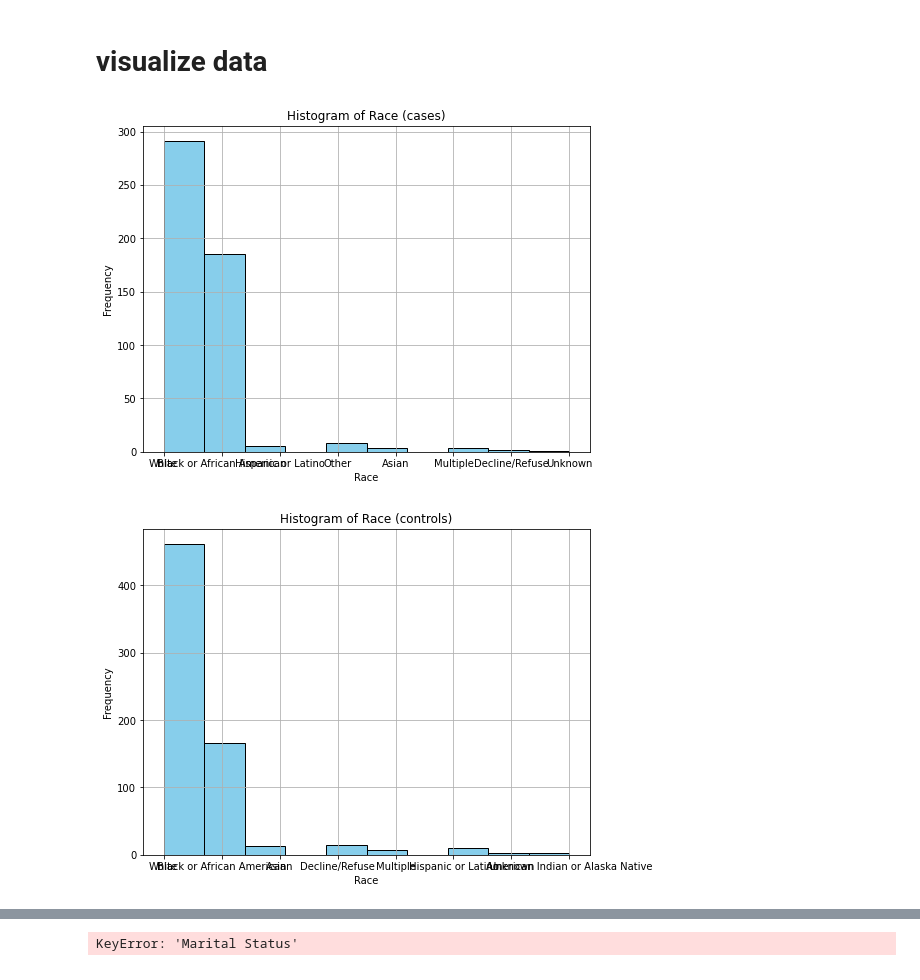
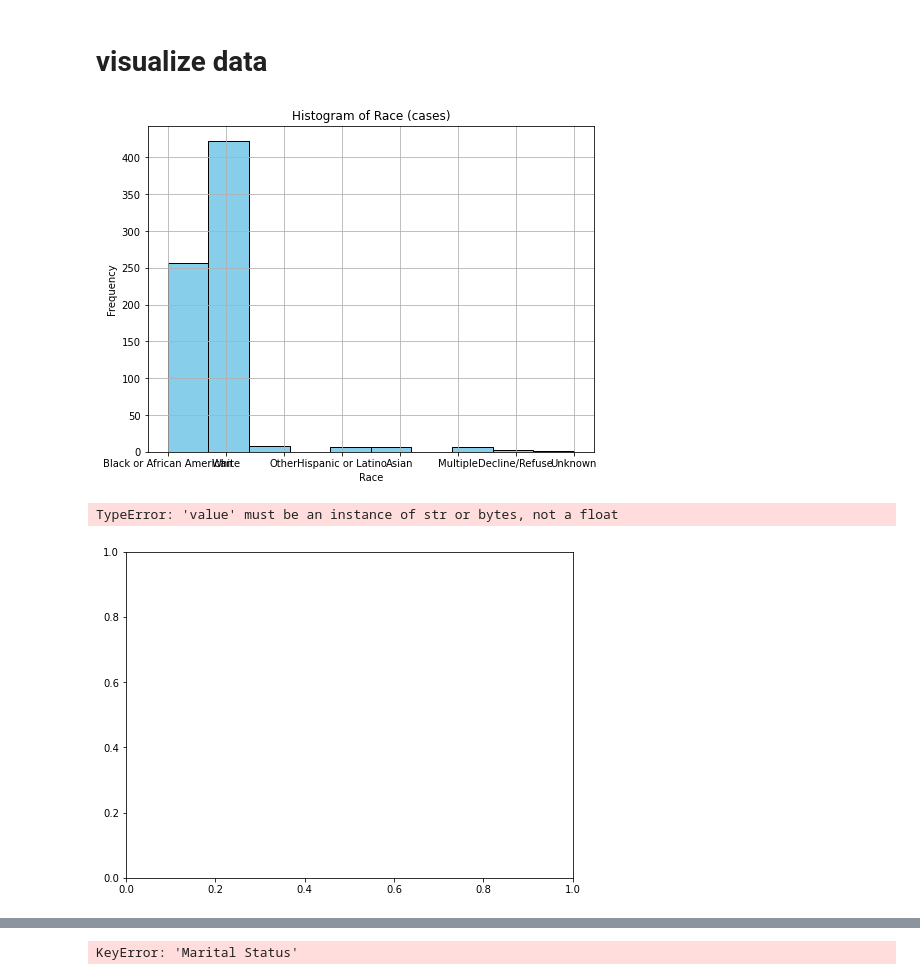
Before and after one commit to Informatics-Institute-Hackathon-2023/hold-the-line, a Jupyter notebook: i2b2/i2b2_export_v1_nateh-Copy1.ipynb, the cells around one changed output, grey strips where cells are left out. Drawn from its saved outputs; the diff is of its cells as text; code cells hidden in the pictures.

```diff
--- a/i2b2/i2b2_export_v1_nateh-Copy1.ipynb
+++ b/i2b2/i2b2_export_v1_nateh-Copy1.ipynb
@@ -17,22 +35,23 @@ control = pd.read_csv(controlfile)
 # %%
 # histograms
 plt.figure(figsize=(8, 6))  # Optional: Set the figure size
-plt.hist(case["Race"], color='skyblue', edgecolor='black')
+plt.hist(case["RACE"], color='skyblue', edgecolor='black')
 plt.xlabel("Race")
 plt.ylabel('Frequency')
 plt.title(f'Histogram of Race (cases)')
 plt.grid(True)
 plt.show()
 
 # controls
 plt.figure(figsize=(8, 6))  # Optional: Set the figure size
-plt.hist(control["Race"], color='skyblue', edgecolor='black')
+plt.hist(control["RACE"], color='skyblue', edgecolor='black')
 plt.xlabel("Race")
 plt.ylabel('Frequency')
 plt.title(f'Histogram of Race (controls)')
 plt.grid(True)
 plt.show()
 # %% [output]
-[figure, old version]
+[figure, new version]
+TypeError: 'value' must be an instance of str or bytes, not a float
-[figure, old version]
+[figure, new version]
 # %%
```
Also changed, not shown: parts of 11 cells of this notebook, 1 other file.
